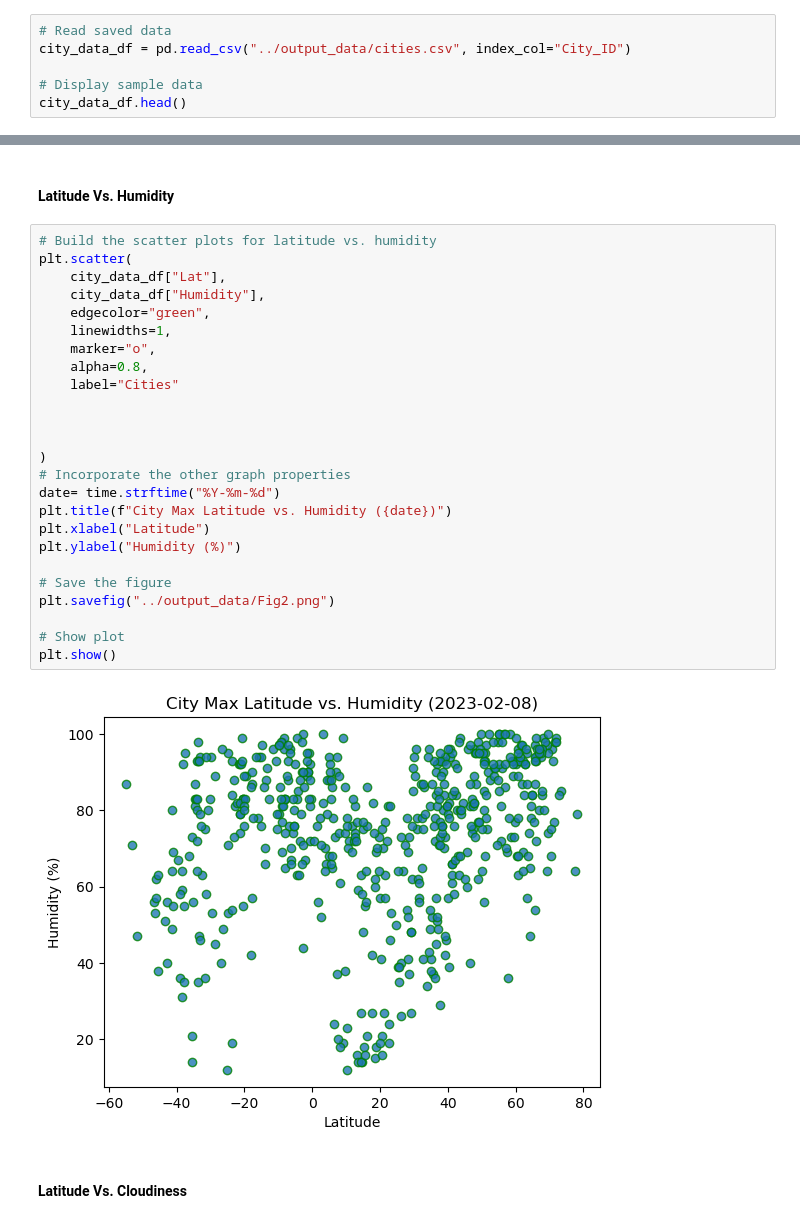
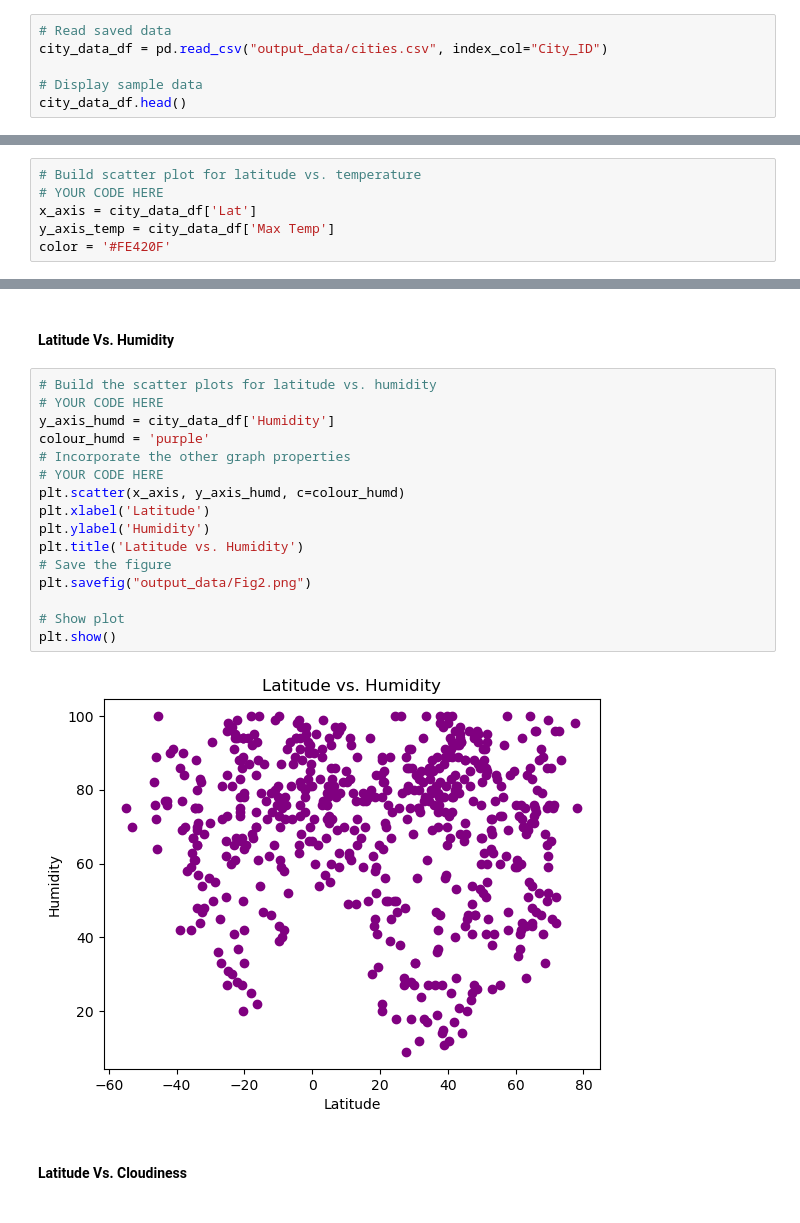
Before and after one commit to JonathanDiaz0/python-api-challenge, a Jupyter notebook: starter_code/WeatherPy.ipynb, the cells around one changed output, grey strips where cells are left out. Drawn from its saved outputs; the diff is of its cells as text.

```diff
--- a/starter_code/WeatherPy.ipynb
+++ b/starter_code/WeatherPy.ipynb
@@ -185,6 +197,6 @@ city_data_df.to_csv("../output_data/cities.csv", index_label="City_ID")
 # %%
 # Read saved data
-city_data_df = pd.read_csv("../output_data/cities.csv", index_col="City_ID")
+city_data_df = pd.read_csv("output_data/cities.csv", index_col="City_ID")
 
 # Display sample data
 city_data_df.head()
@@ -200,4 +212,10 @@ city_data_df.head()
 ### Create the Scatter Plots Requested
 
 #### Latitude Vs. Temperature
+# %%
+# Build scatter plot for latitude vs. temperature
+# YOUR CODE HERE
+x_axis = city_data_df['Lat']
+y_axis_temp = city_data_df['Max Temp']
+color = '#FE420F'
 # %%
@@ -232,31 +236,22 @@ plt.show()
 #### Latitude Vs. Humidity
 # %%
 # Build the scatter plots for latitude vs. humidity
-plt.scatter(
-    city_data_df["Lat"],
-    city_data_df["Humidity"],
-    edgecolor="green",
-    linewidths=1,
-    marker="o",
-    alpha=0.8,
-    label="Cities"
-
-
-
-)
+# YOUR CODE HERE
+y_axis_humd = city_data_df['Humidity']
+colour_humd = 'purple'
 # Incorporate the other graph properties
-date= time.strftime("%Y-%m-%d")
-plt.title(f"City Max Latitude vs. Humidity ({date})")
-plt.xlabel("Latitude")
-plt.ylabel("Humidity (%)")
-
+# YOUR CODE HERE
+plt.scatter(x_axis, y_axis_humd, c=colour_humd)
+plt.xlabel('Latitude')
+plt.ylabel('Humidity')
+plt.title('Latitude vs. Humidity')
 # Save the figure
-plt.savefig("../output_data/Fig2.png")
+plt.savefig("output_data/Fig2.png")
 
 # Show plot
 plt.show()
 # %% [output]
-[figure, old version]
+[figure, new version]
 # %% [markdown]
 #### Latitude Vs. Cloudiness
 # %%
```
Also changed, not shown: parts of 36 cells of this notebook, 18 other files.
